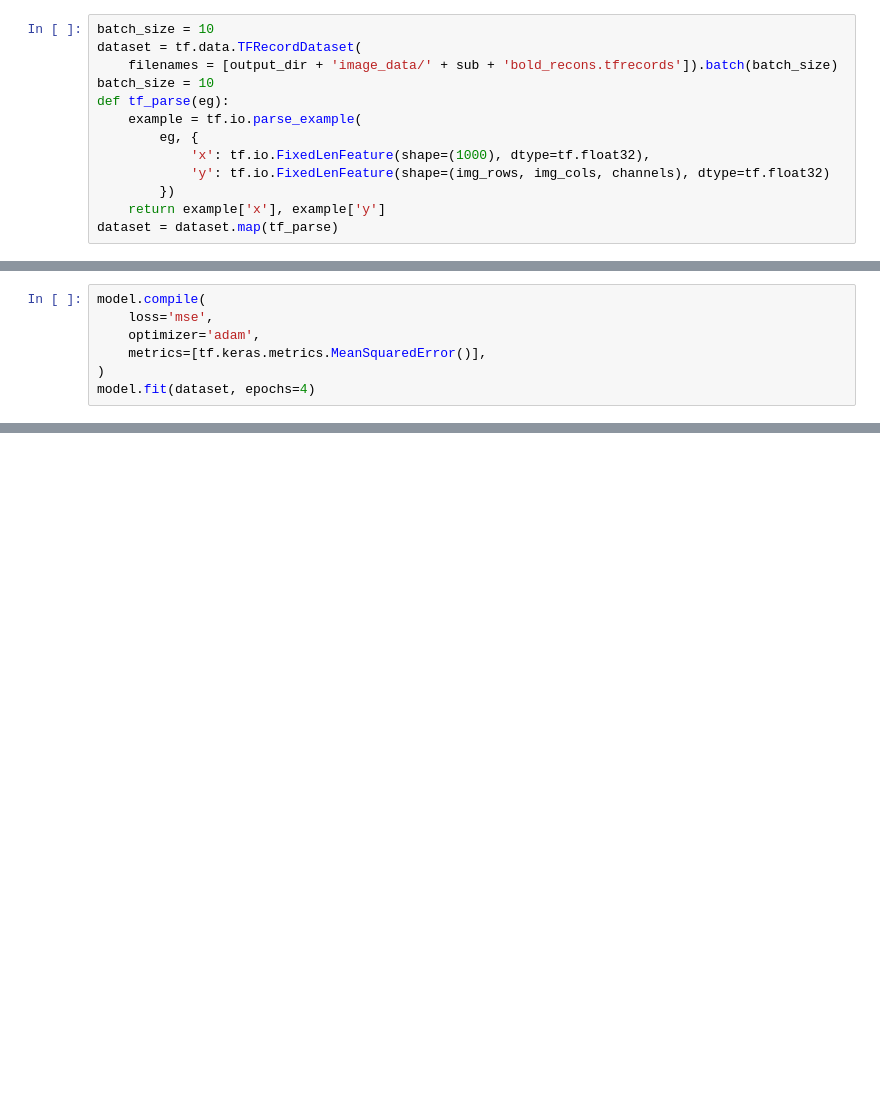
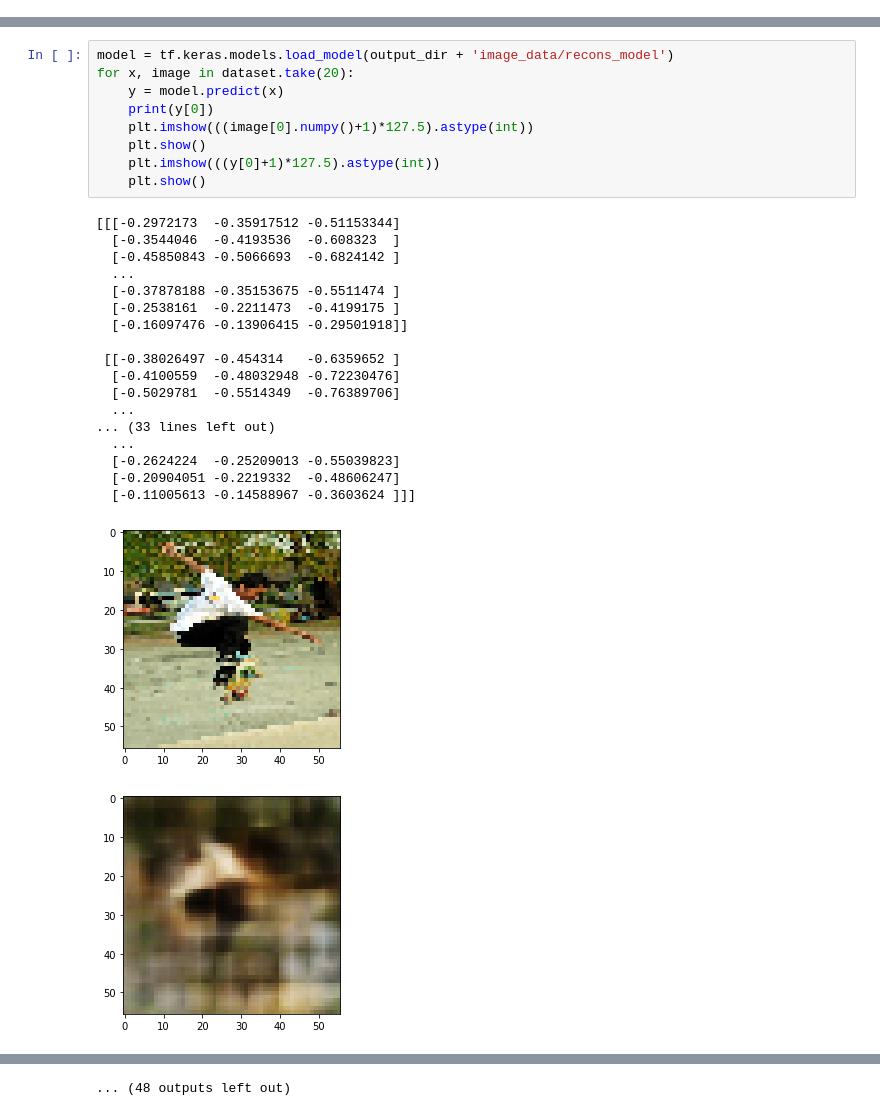
Before and after one commit to khademi/Neural-Decoding, a Jupyter notebook: bold5000-recons-notebook.nbconvert.ipynb, the cells around one changed output, grey strips where cells are left out. Cells and saved outputs as stored; diff of their text form; blank space fills up the shorter version.

```diff
--- a/bold5000-recons-notebook.nbconvert.ipynb
+++ b/bold5000-recons-notebook.nbconvert.ipynb
@@ -150,13 +159,0 @@ writer_recons.close()
-# %%
-batch_size = 10
-dataset = tf.data.TFRecordDataset(
-    filenames = [output_dir + 'image_data/' + sub + 'bold_recons.tfrecords']).batch(batch_size)
-batch_size = 10
-def tf_parse(eg):
-    example = tf.io.parse_example(
-        eg, {
-            'x': tf.io.FixedLenFeature(shape=(1000), dtype=tf.float32),
-            'y': tf.io.FixedLenFeature(shape=(img_rows, img_cols, channels), dtype=tf.float32)
-        })
-    return example['x'], example['y']
-dataset = dataset.map(tf_parse)
@@ -210,7 +159,0 @@ To change all layers to have dtype float64 by default, call `tf.keras.backend.se
-# %%
-model.compile(
-    loss='mse',
-    optimizer='adam',
-    metrics=[tf.keras.metrics.MeanSquaredError()],
-)
-model.fit(dataset, epochs=4)
@@ -246,0 +160,29 @@ Epoch 4/4
+# %%
+model = tf.keras.models.load_model(output_dir + 'image_data/recons_model')
+for x, image in dataset.take(20):
+    y = model.predict(x)
+    print(y[0])
+    plt.imshow(((image[0].numpy()+1)*127.5).astype(int))
+    plt.show()
+    plt.imshow(((y[0]+1)*127.5).astype(int))
+    plt.show()
+# %% [output]
+[[[-0.2972173  -0.35917512 -0.51153344]
+  [-0.3544046  -0.4193536  -0.608323  ]
+  [-0.45850843 -0.5066693  -0.6824142 ]
+  ...
+  [-0.37878188 -0.35153675 -0.5511474 ]
+  [-0.2538161  -0.2211473  -0.4199175 ]
+  [-0.16097476 -0.13906415 -0.29501918]]
+
+ [[-0.38026497 -0.454314   -0.6359652 ]
+  [-0.4100559  -0.48032948 -0.72230476]
+  [-0.5029781  -0.5514349  -0.76389706]
+  ...
+... (33 lines left out)
+  ...
+  [-0.2624224  -0.25209013 -0.55039823]
+  [-0.20904051 -0.2219332  -0.48606247]
+  [-0.11005613 -0.14588967 -0.3603624 ]]]
+[figure, added]
+[figure, added]
@@ -246,0 +246 @@ Epoch 4/4
+... (48 outputs left out)
```
Also changed, not shown: parts of 7 cells of this notebook, 1 other file.
